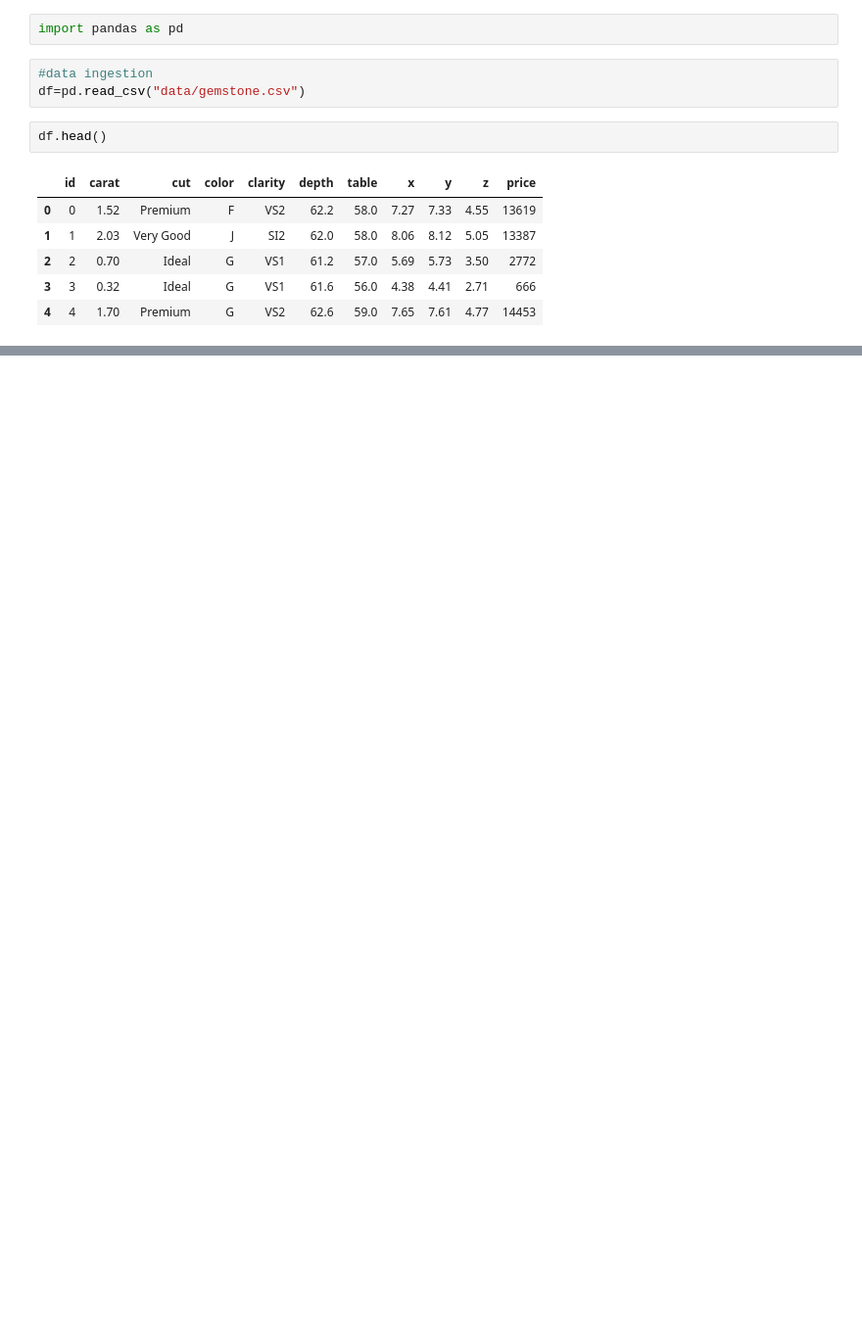
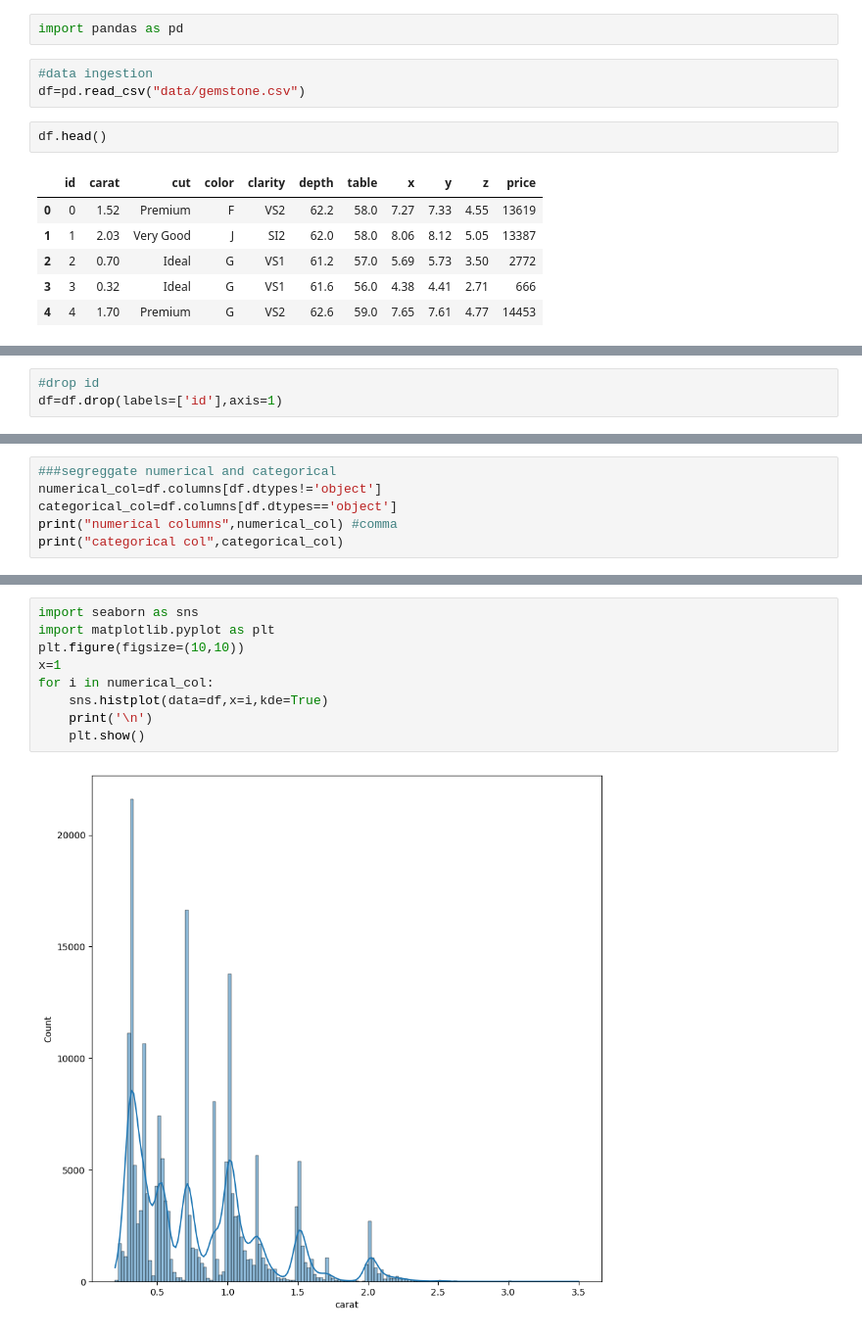
Before and after one commit to AkshayNikam123/ml-project-2, a Jupyter notebook: notebooks/eda.ipynb, the cells around one changed output, grey strips where cells are left out. Shown at 98% size. Drawn from its saved outputs; the diff is of its cells as text; blank space fills up the shorter version.

```diff
--- a/notebooks/eda.ipynb
+++ b/notebooks/eda.ipynb
@@ -14,0 +53,3 @@ df.head()
+# %%
+#drop id
+df=df.drop(labels=['id'],axis=1)
@@ -14,0 +69,6 @@ df.head()
+# %%
+###segreggate numerical and categorical
+numerical_col=df.columns[df.dtypes!='object']
+categorical_col=df.columns[df.dtypes=='object']
+print("numerical columns",numerical_col) #comma
+print("categorical col",categorical_col)
@@ -14,0 +112,11 @@ df.head()
+# %%
+import seaborn as sns
+import matplotlib.pyplot as plt
+plt.figure(figsize=(10,10))
+x=1
+for i in numerical_col:
+    sns.histplot(data=df,x=i,kde=True)
+    print('\n')
+    plt.show()
+# %% [output]
+[figure, added]
```
Also changed, not shown: parts of 28 cells of this notebook, 4 other files.
